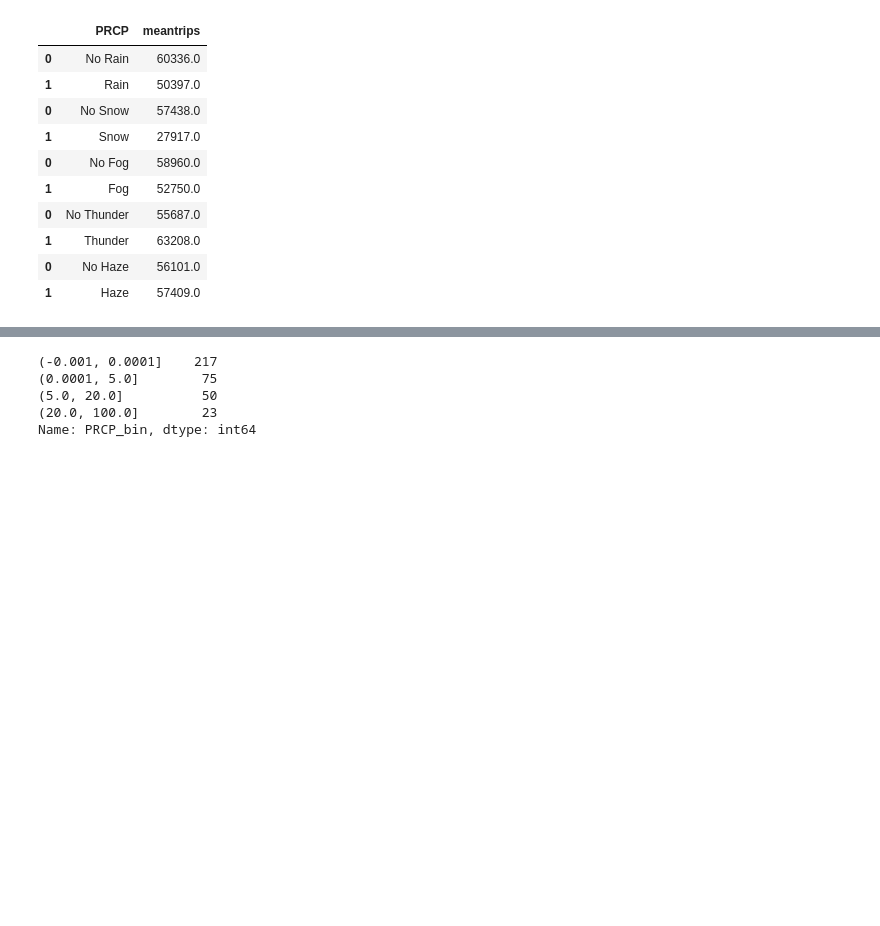
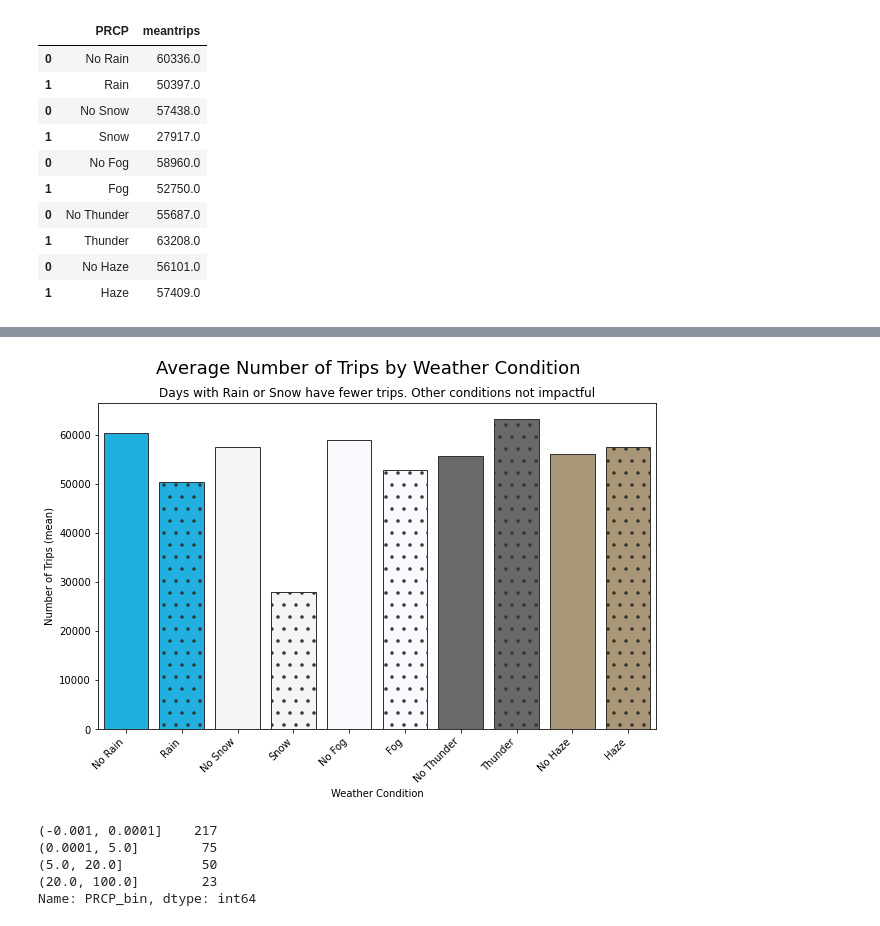
Before and after one commit to rishigoutam/citibike, a Jupyter notebook: eda/weather.ipynb, the cells around one changed output, grey strips where cells are left out. Saved outputs shown, nothing was run; the diff lists cells and outputs as text; code cells hidden in the pictures; blank space fills up the shorter version.

Commit message:
prettify weather condition charts

```diff
--- a/eda/weather.ipynb
+++ b/eda/weather.ipynb
@@ -244,6 +244,3 @@ g
 | 1 | Thunder | 63208.0 |
 | 0 | No Haze | 56101.0 |
 | 1 | Haze | 57409.0 |
-# %%
-x = sns.barplot(x=g.PRCP, y=g.meantrips)
-x.set_xticklabels(x.get_xticklabels(), rotation=45, horizontalalignment="right")
@@ -277,3 +250,28 @@ Name: PRCP, Length: 67, dtype: int64
+# %%
+# plot mean trips by weather condition
+fig, ax = plt.subplots()
+fig.set_size_inches((10, 6))
+weather_colors = list(
+    itertools.chain(
+        *[
+            [x, x]
+            for x in ["deepskyblue", "whitesmoke", "ghostwhite", "dimgray", "xkcd:dust"]
+        ]
+    )
+)
+ax = sns.barplot(x=g.PRCP, y=g.meantrips, palette=weather_colors, edgecolor=".2", ax=ax)
+for i, bar in enumerate(ax.patches):
+    if i % 2 == 1:
+        bar.set_hatch(".")
+ax.set_xticklabels(ax.get_xticklabels(), rotation=45, horizontalalignment="right")
+
+plt.xlabel("Weather Condition")
+plt.ylabel("Number of Trips (mean)")
+plt.suptitle("Average Number of Trips by Weather Condition", fontsize=18)
+plt.title("Days with Rain or Snow have fewer trips. Other conditions not impactful")
+plt.show()
+# %% [output]
+[figure, added]
 # %%
 # fix bins later
 bins = [0, 0.0001, 5, 20, 100]
```
Also changed, not shown: parts of 14 cells of this notebook.
